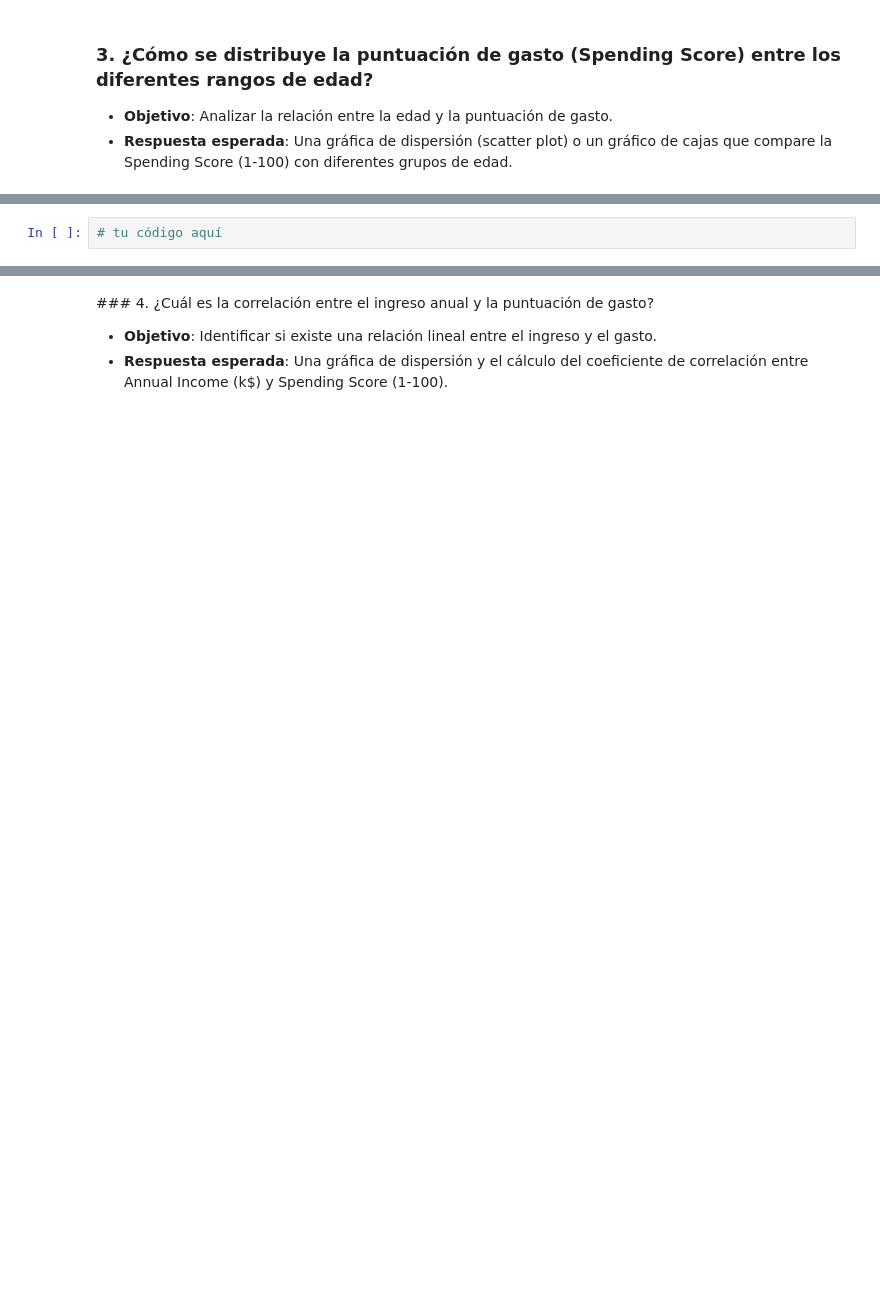
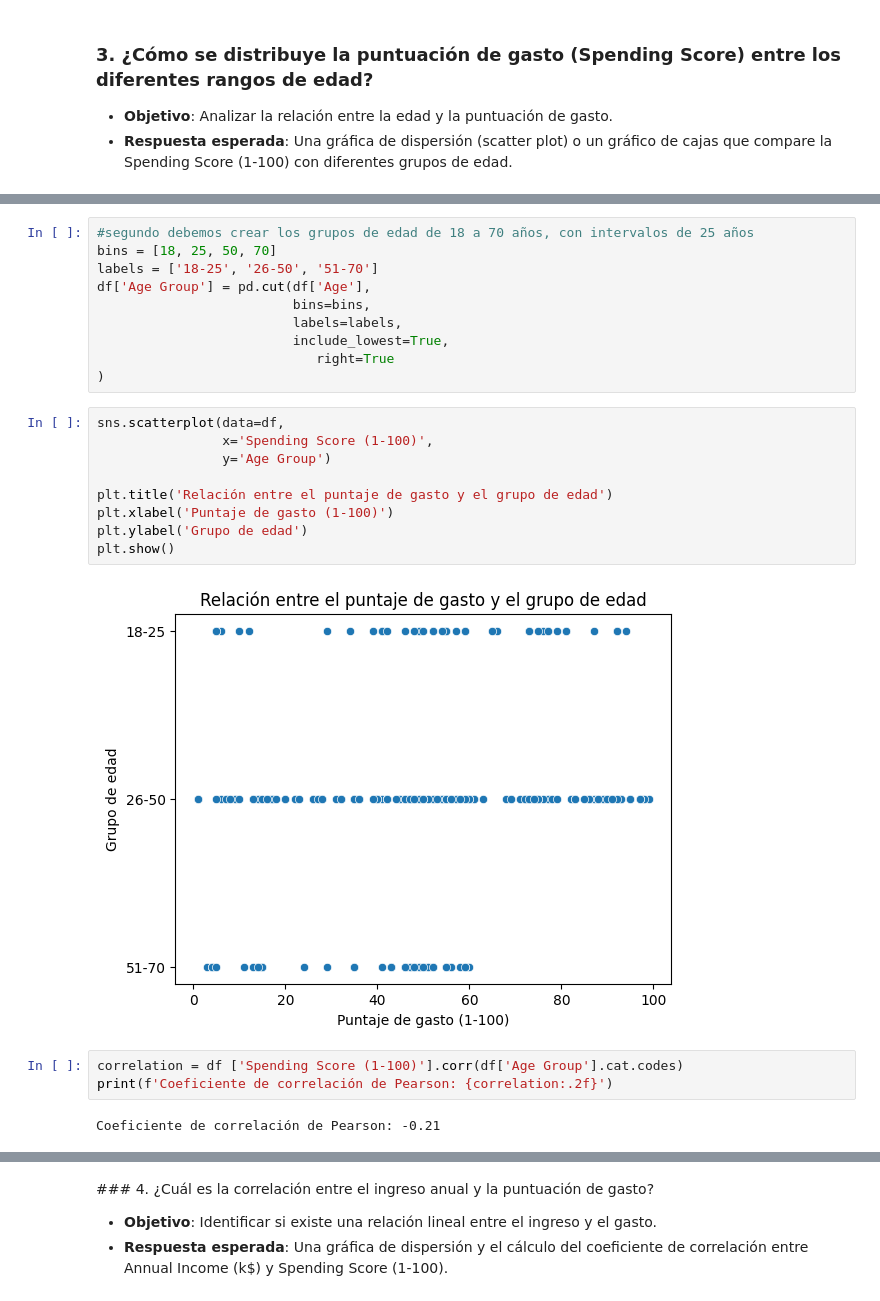
Before and after one commit to alfredo2501198/aprendizaje_no_supervizado, a Jupyter notebook: 1_EDA.ipynb, the cells around one changed output, grey strips where cells are left out. Drawn from its saved outputs; the diff is of its cells as text; blank space fills up the shorter version.

```diff
--- a/1_EDA.ipynb
+++ b/1_EDA.ipynb
@@ -41,2 +64,26 @@ plt.show()
+# %%
+#segundo debemos crear los grupos de edad de 18 a 70 años, con intervalos de 25 años
+bins = [18, 25, 50, 70]
+labels = ['18-25', '26-50', '51-70']
+df['Age Group'] = pd.cut(df['Age'],
+                         bins=bins,
+                         labels=labels,
+                         include_lowest=True,
+                            right=True
+)
 # %%
-# tu código aquí
+sns.scatterplot(data=df,
+                x='Spending Score (1-100)',
+                y='Age Group')
+
+plt.title('Relación entre el puntaje de gasto y el grupo de edad')
+plt.xlabel('Puntaje de gasto (1-100)')
+plt.ylabel('Grupo de edad')
+plt.show()
+# %% [output]
+[figure, added]
+# %%
+correlation = df ['Spending Score (1-100)'].corr(df['Age Group'].cat.codes)
+print(f'Coeficiente de correlación de Pearson: {correlation:.2f}')
+# %% [output]
+Coeficiente de correlación de Pearson: -0.21
```
Also changed, not shown: parts of 19 cells of this notebook, 1 other file.
